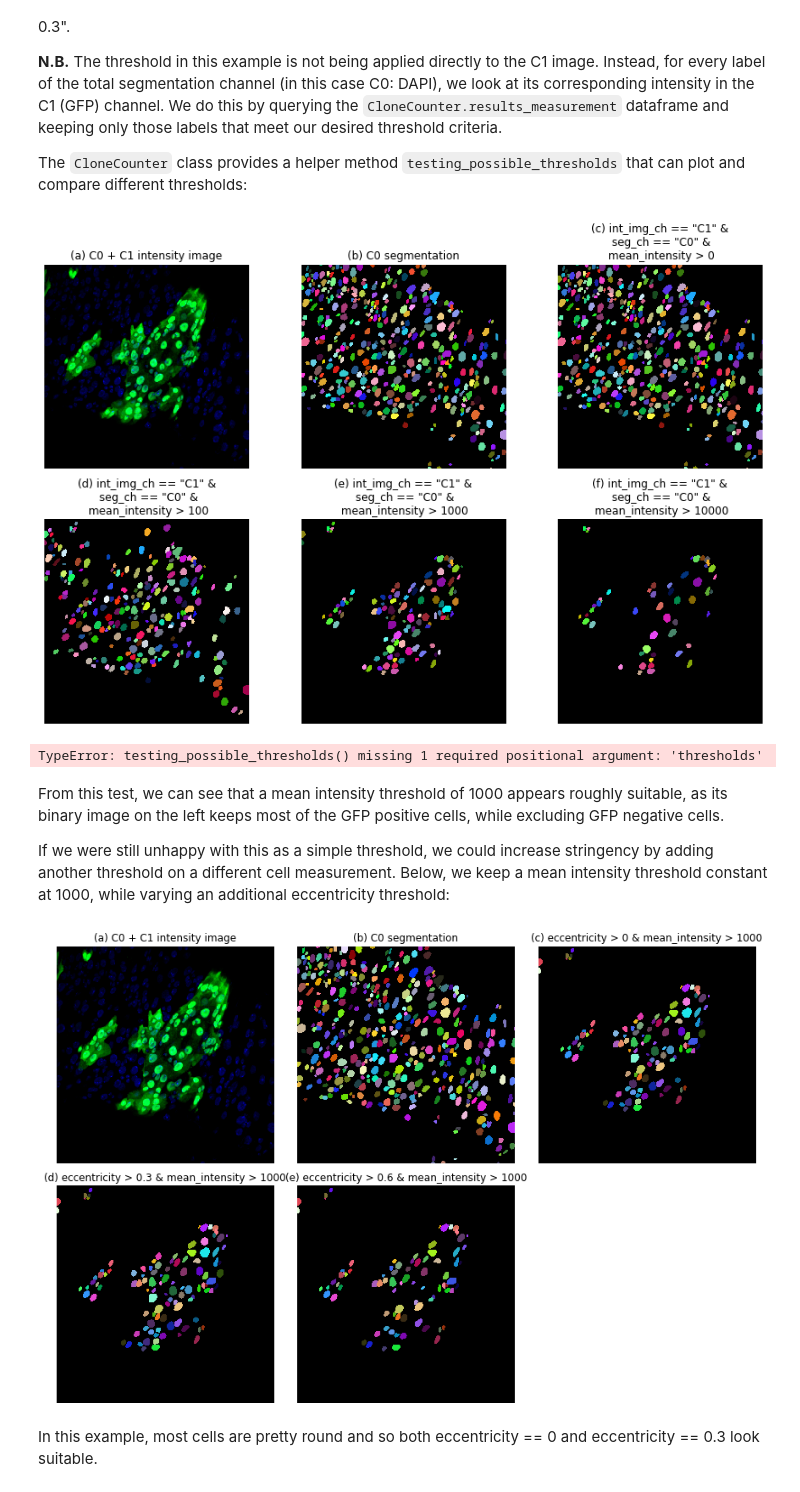
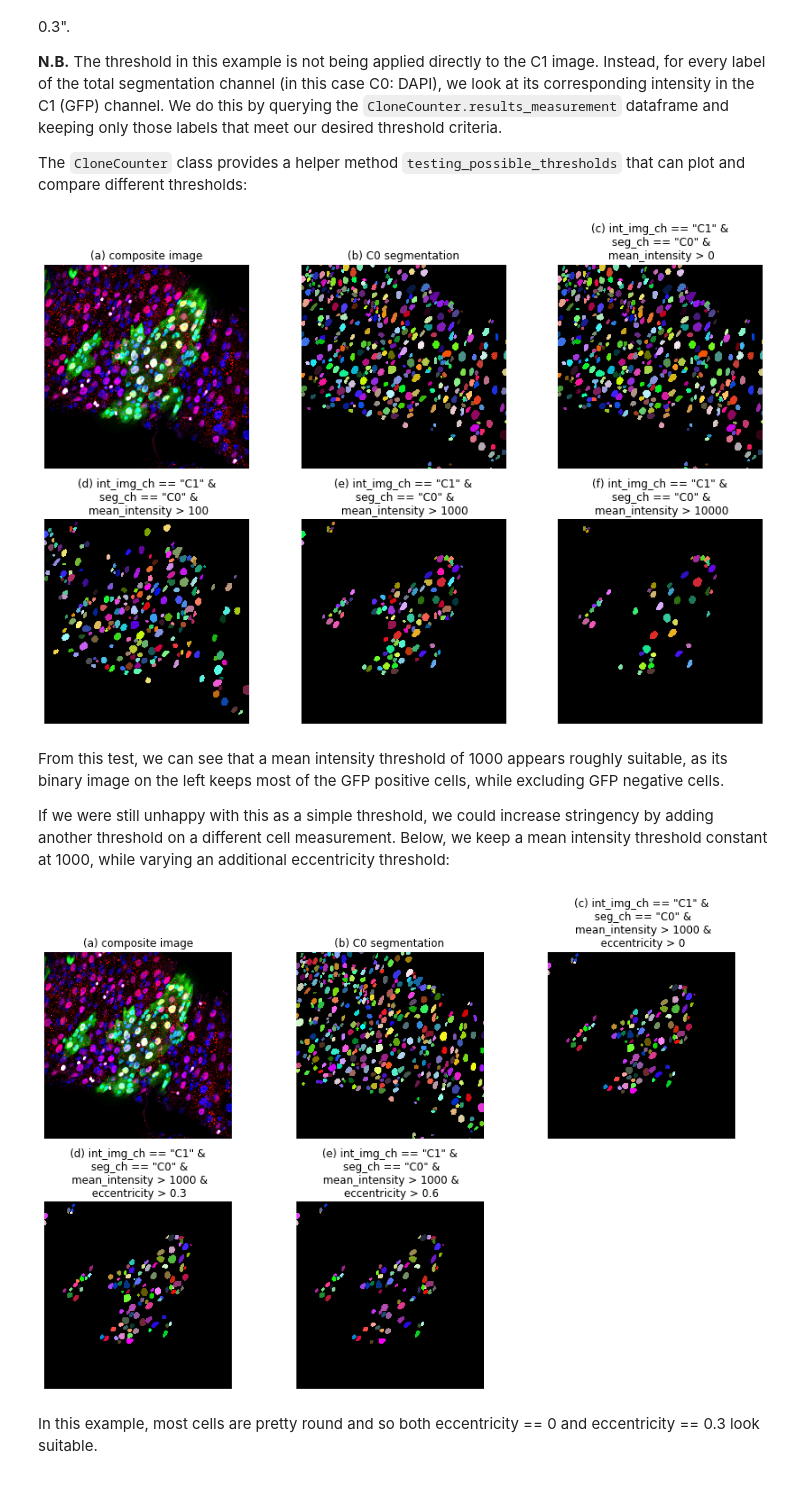
Before and after one commit to morriso1/clonedetective, a Jupyter notebook: 03_Tutorial_Walkthrough.ipynb, the cells around one changed output. Drawn from its saved outputs; the diff is of its cells as text; code cells hidden in the pictures.

Commit message:
reworked threshold plotting functions"

```diff
--- a/03_Tutorial_Walkthrough.ipynb
+++ b/03_Tutorial_Walkthrough.ipynb
@@ -287,7 +287,6 @@ The `CloneCounter` class provides a helper method `testing_possible_thresholds`
 # %%
 exp.testing_possible_thresholds(
     int_img="a1g10p1",
-    int_img_ch="C1",
     thresholds=[
         ['int_img_ch == "C1" & seg_ch == "C0" & mean_intensity > 0',],
         ['int_img_ch == "C1" & seg_ch == "C0" & mean_intensity > 100'],
@@ -297,18 +296,7 @@ exp.testing_possible_thresholds(
     interpolation="none",
 )
 # %% [output]
-[figure, old version]
+[figure, new version]
-# %%
-exp.testing_possible_thresholds(
-    int_img="a1g10p1",
-    int_img_ch="C1",
-    seg_img_ch="C0",
-    threshold_list=[0, 100, 1000, 10000],
-    threshold_query="mean_intensity > threshold_list",
-    interpolation="none",
-)
-# %% [output]
-TypeError: testing_possible_thresholds() missing 1 required positional argument: 'thresholds'
 # %% [markdown]
 From this test, we can see that a mean intensity threshold of 1000 appears roughly suitable, as its binary image on the left keeps most of the GFP positive cells, while excluding GFP negative cells.
 
@@ -316,15 +304,21 @@ If we were still unhappy with this as a simple threshold, we could increase stri
 # %%
 exp.testing_possible_thresholds(
     int_img="a1g10p1",
-    int_img_ch="C1",
-    seg_img_ch="C0",
-    threshold_list=[0, 0.3, 0.6],
-    threshold_constant=1000,
-    threshold_query="eccentricity > threshold_list & mean_intensity > threshold_constant",
+    thresholds=[
+        [
+            'int_img_ch == "C1" & seg_ch == "C0" & mean_intensity > 1000 & eccentricity > 0'
+        ],
+        [
+            'int_img_ch == "C1" & seg_ch == "C0" & mean_intensity > 1000 & eccentricity > 0.3'
+        ],
+        [
+            'int_img_ch == "C1" & seg_ch == "C0" & mean_intensity > 1000 & eccentricity > 0.6'
+        ],
+    ],
     interpolation="none",
 )
 # %% [output]
-[figure, old version]
+[figure, new version]
 # %% [markdown]
 In this example, most cells are pretty round and so both eccentricity == 0 and eccentricity == 0.3 look suitable.
 # %% [markdown]
```
Also changed, not shown: parts of 13 cells of this notebook, 8 other files.
